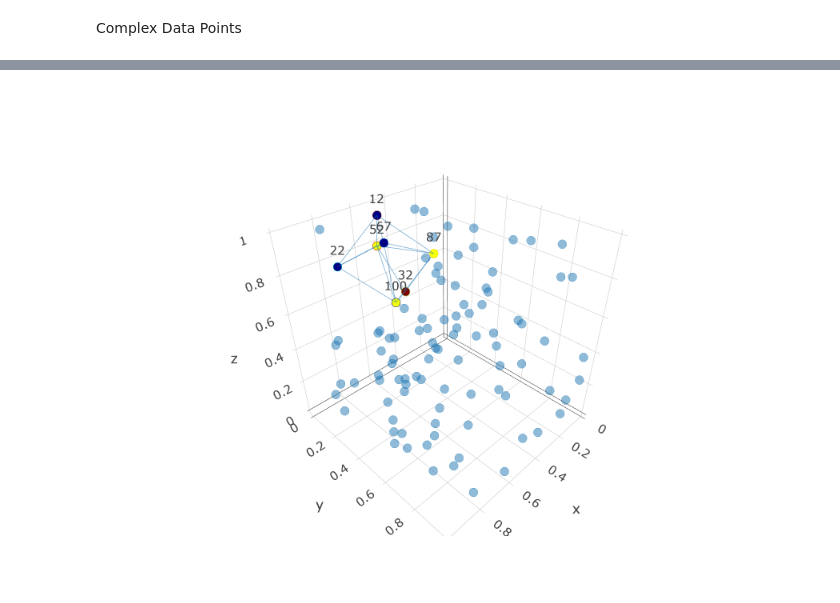
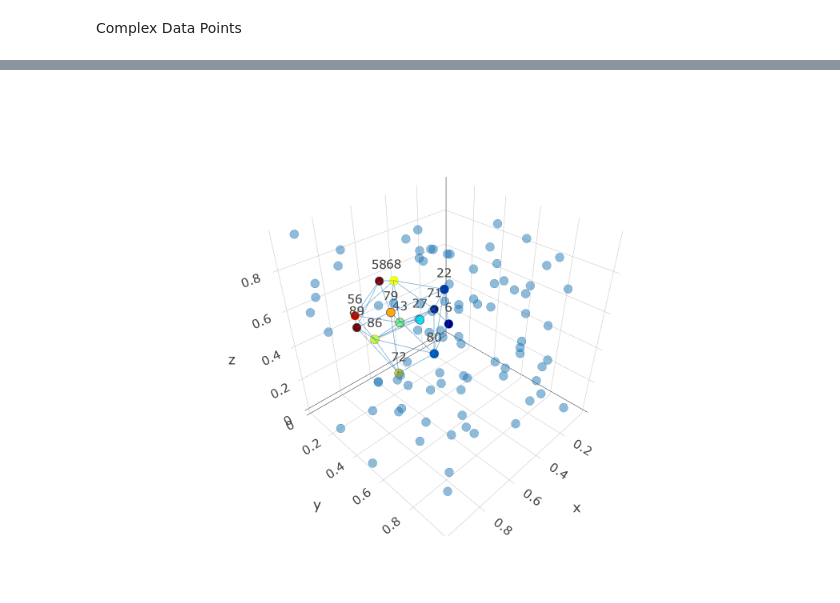
Before and after one commit to Jevi-Waugh/PH-AML, a Jupyter notebook: notebooks/features.ipynb, the cells around one changed output, grey strips where cells are left out. Drawn from its saved outputs; the diff is of its cells as text; code cells hidden in the pictures.

```diff
--- a/notebooks/features.ipynb
+++ b/notebooks/features.ipynb
@@ -115,4 +115,4 @@ plotpersistencediagram_pjs(PH,dim=2)
 # %%
-plotclassrep_pjs(PH,dim=2, class=1)
+plotclassrep_pjs(PH,dim=2, class=2)
 # %% [output]
-[figure, old version]
+[figure, new version]
```
Also changed, not shown: parts of 17 cells of this notebook.
